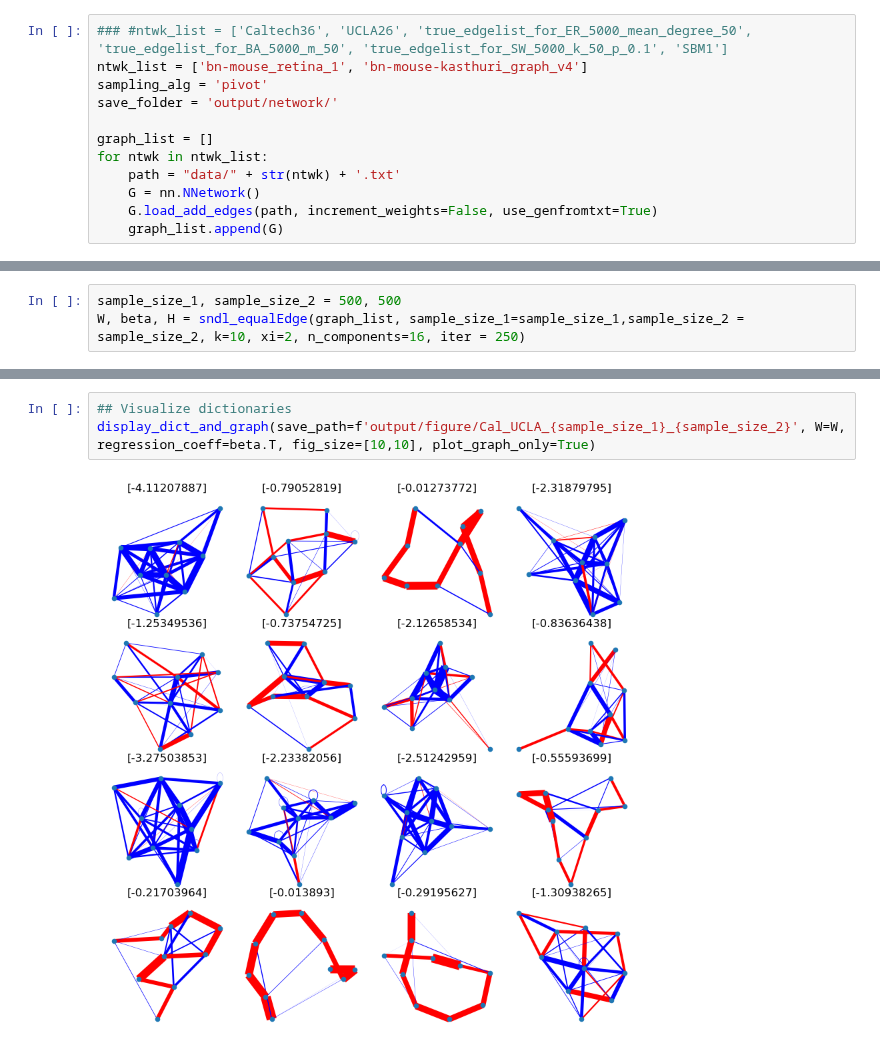
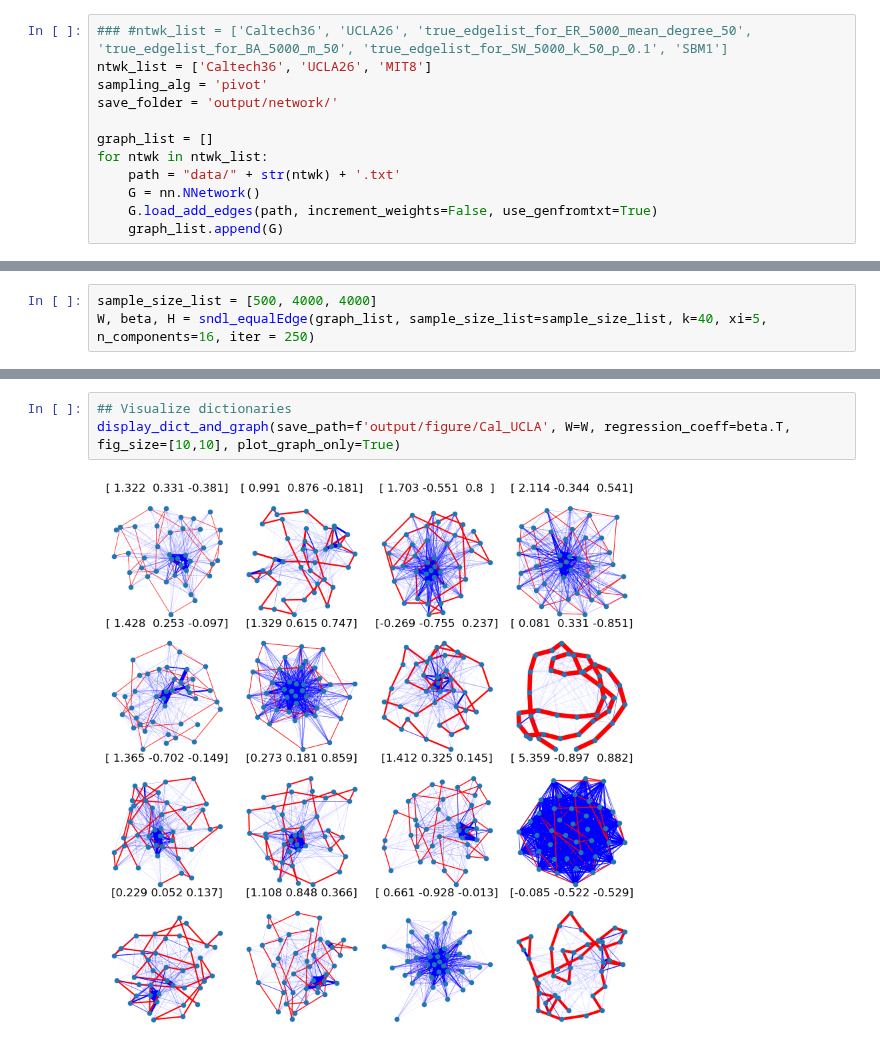
Before and after one commit to Yee-Millennium/REU2024_code, a Jupyter notebook: SNDL_tutorial.ipynb, the cells around one changed output, grey strips where cells are left out. Cells and saved outputs as stored; diff of their text form.

Commit message:
Multinomial regression change

```diff
--- a/SNDL_tutorial.ipynb
+++ b/SNDL_tutorial.ipynb
@@ -6,6 +7,6 @@ from util.plotting import *
 # %%
 ### #ntwk_list = ['Caltech36', 'UCLA26', 'true_edgelist_for_ER_5000_mean_degree_50', 'true_edgelist_for_BA_5000_m_50', 'true_edgelist_for_SW_5000_k_50_p_0.1', 'SBM1']
-ntwk_list = ['bn-mouse_retina_1', 'bn-mouse-kasthuri_graph_v4']
+ntwk_list = ['Caltech36', 'UCLA26', 'MIT8']
 sampling_alg = 'pivot'
 save_folder = 'output/network/'
 
@@ -18,4 +25,4 @@ for ntwk in ntwk_list:
 # %%
-sample_size_1, sample_size_2 = 500, 500
-W, beta, H = sndl_equalEdge(graph_list, sample_size_1=sample_size_1,sample_size_2 = sample_size_2, k=10, xi=2, n_components=16, iter = 250)
+sample_size_list = [500, 4000, 4000]
+W, beta, H = sndl_equalEdge(graph_list, sample_size_list=sample_size_list, k=40, xi=5, n_components=16, iter = 250)
 # %% [output]
@@ -46,8 +72,8 @@ This is H's shape: (16, 1000)
 # %%
 ## Visualize dictionaries
-display_dict_and_graph(save_path=f'output/figure/Cal_UCLA_{sample_size_1}_{sample_size_2}', W=W, regression_coeff=beta.T, fig_size=[10,10], plot_graph_only=True)
+display_dict_and_graph(save_path=f'output/figure/Cal_UCLA', W=W, regression_coeff=beta.T, fig_size=[10,10], plot_graph_only=True)
 # %% [output]
-[figure, old version]
+[figure, new version]
 # %%
 b = beta[0, :]
 importance = b
```
Also changed, not shown: parts of 6 cells of this notebook, 5 other files.
